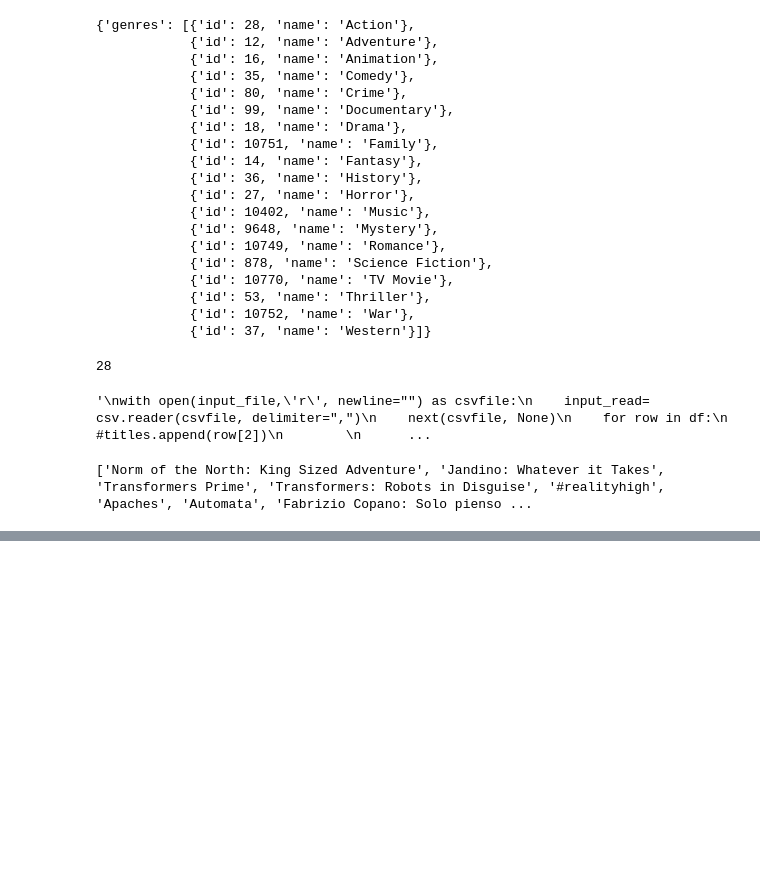
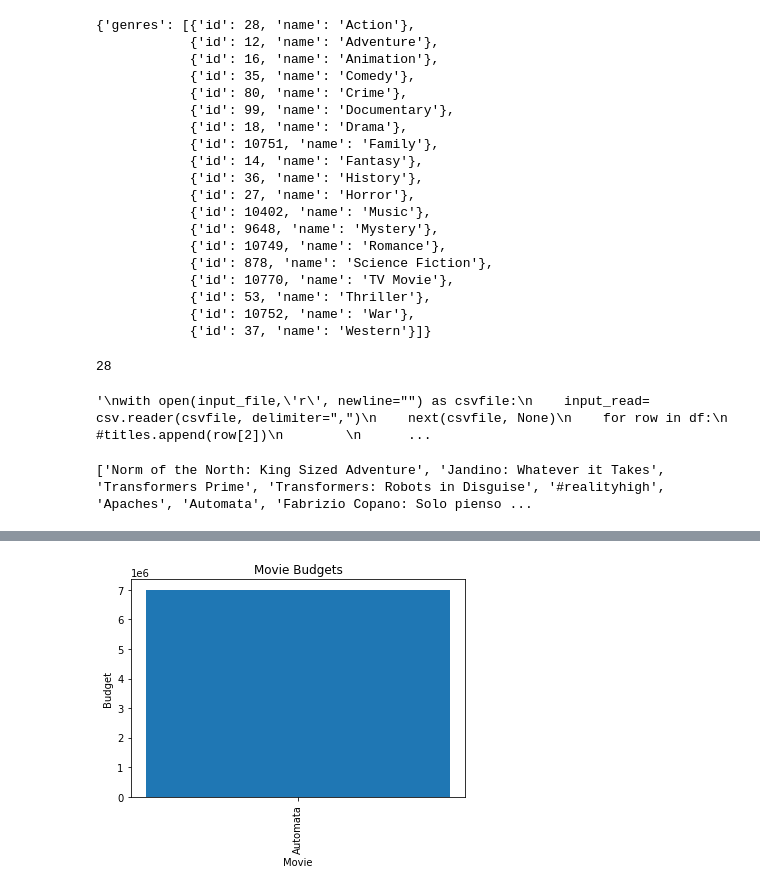
Before and after one commit to ahmadfarouk/Project-Netflix, a Jupyter notebook: TMDB.ipynb, the cells around one changed output, grey strips where cells are left out. Saved outputs shown, nothing was run; the diff lists cells and outputs as text; code cells hidden in the pictures; blank space fills up the shorter version.

```diff
--- a/TMDB.ipynb
+++ b/TMDB.ipynb
@@ -154,0 +176,10 @@ len(titles)
+# %%
+Movie_list = df4.reset_index()
+plt.bar(Movie_list["Title"],Movie_list["Budget"])
+plt.title("Movie Budgets")
+plt.xlabel("Movie")
+plt.ylabel("Budget")
+plt.xticks(rotation=90)
+plt.show()
+# %% [output]
+[figure, added]
```
Also changed, not shown: parts of 12 cells of this notebook, 1 other file.
